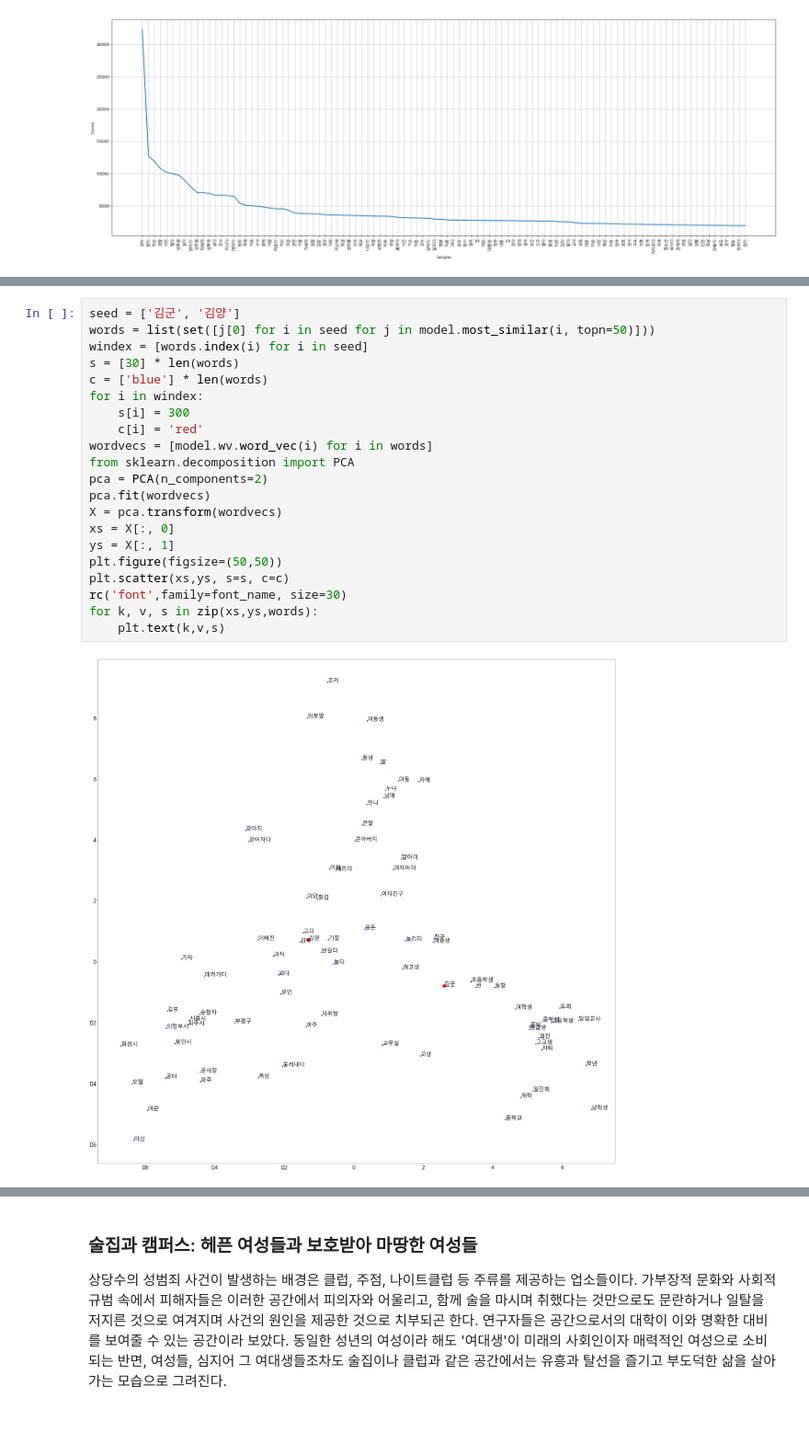
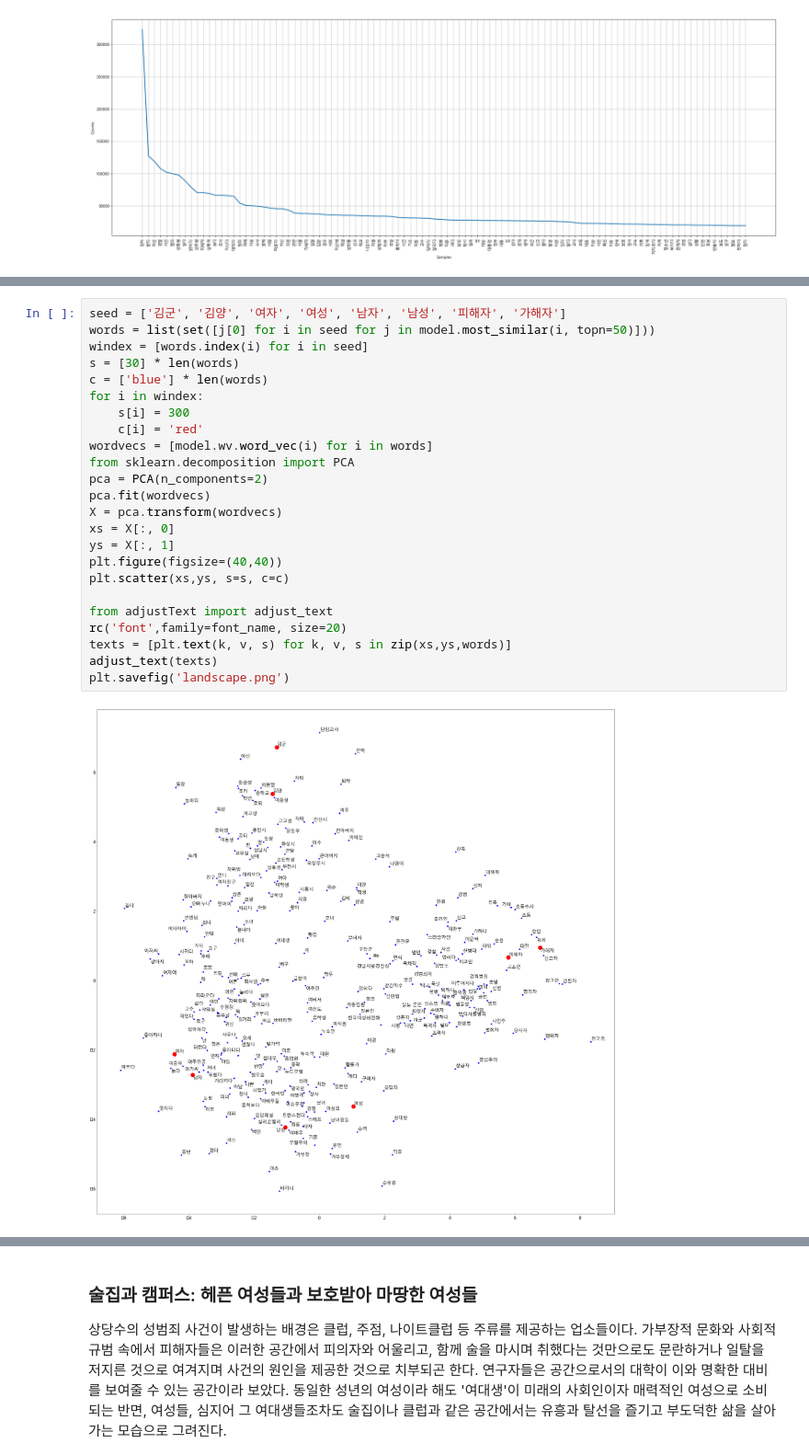
Before and after one commit to ChangdongOh/mediaframe_sexualviolence, a Jupyter notebook: Method & Analysis.ipynb, the cells around one changed output, grey strips where cells are left out. Shown at 92% size. Cells and saved outputs as stored; diff of their text form; blank space fills up the shorter version.

```diff
--- a/Method & Analysis.ipynb
+++ b/Method & Analysis.ipynb
@@ -188,24 +248,27 @@ df
 # %%
-seed = ['김군', '김양']
+seed = ['김군', '김양', '여자', '여성', '남자', '남성', '피해자', '가해자']
 words = list(set([j[0] for i in seed for j in model.most_similar(i, topn=50)]))
 windex = [words.index(i) for i in seed]
 s = [30] * len(words)
 c = ['blue'] * len(words)
 for i in windex:
     s[i] = 300
     c[i] = 'red'
 wordvecs = [model.wv.word_vec(i) for i in words]
 from sklearn.decomposition import PCA
 pca = PCA(n_components=2)
 pca.fit(wordvecs)
 X = pca.transform(wordvecs)
 xs = X[:, 0]
 ys = X[:, 1]
-plt.figure(figsize=(50,50))
+plt.figure(figsize=(40,40))
 plt.scatter(xs,ys, s=s, c=c)
-rc('font',family=font_name, size=30)
-for k, v, s in zip(xs,ys,words):
-    plt.text(k,v,s)
+
+from adjustText import adjust_text
+rc('font',family=font_name, size=20)
+texts = [plt.text(k, v, s) for k, v, s in zip(xs,ys,words)]
+adjust_text(texts)
+plt.savefig('landscape.png')
 # %% [output]
-[figure, old version]
+[figure, new version]
 # %% [markdown]
```
Also changed, not shown: parts of 27 cells of this notebook, 3 other files.
